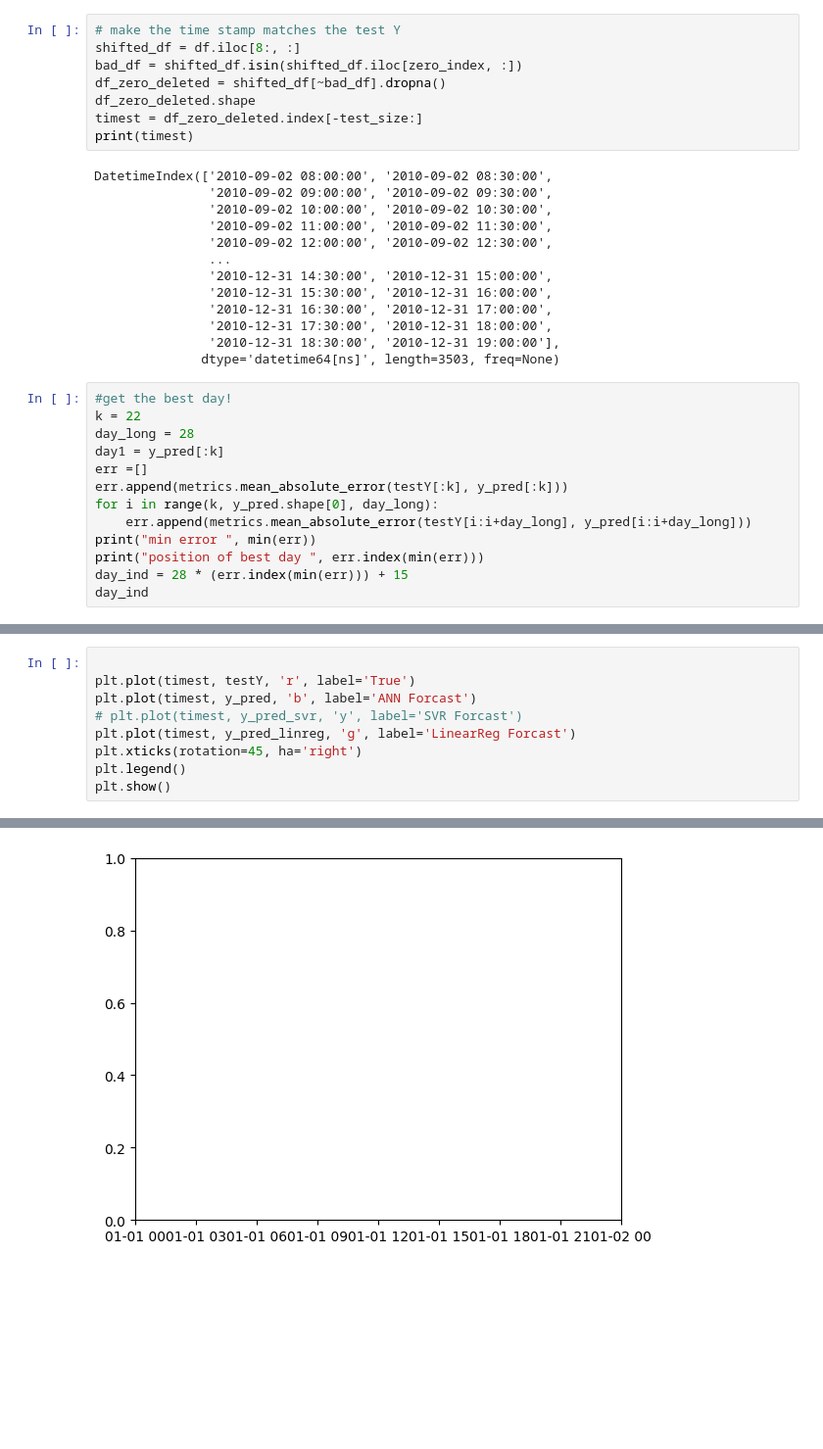
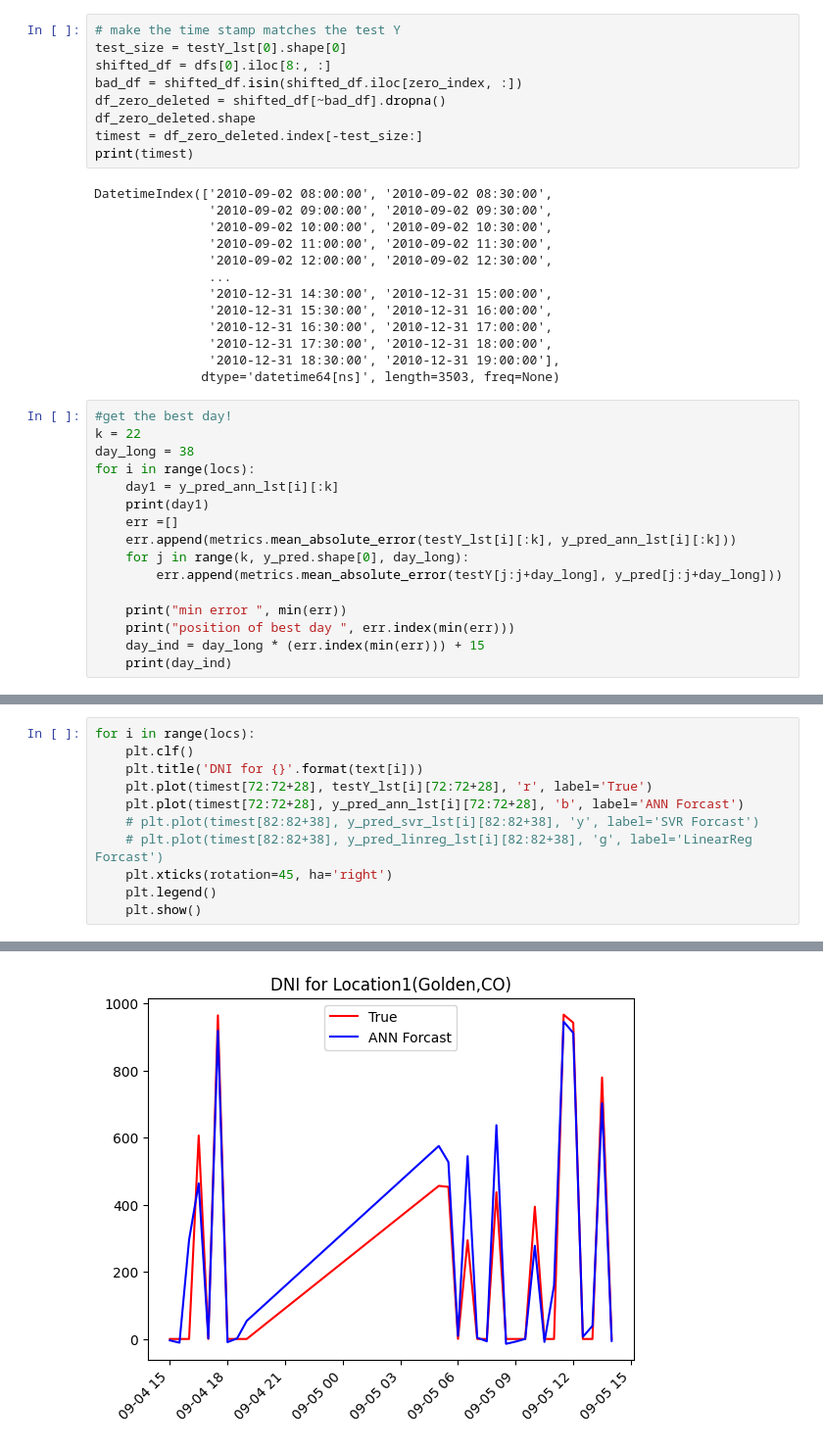
Before and after one commit to saraaktham/Solar-Data, a Jupyter notebook: read_data.ipynb, the cells around one changed output, grey strips where cells are left out. Shown at 98% size. Drawn from its saved outputs; the diff is of its cells as text; blank space fills up the shorter version.

```diff
--- a/read_data.ipynb
+++ b/read_data.ipynb
@@ -603,6 +798,7 @@ Mean Absolute Percentage Error: 2.4056939178843744e+17
 # %%
 # make the time stamp matches the test Y
-shifted_df = df.iloc[8:, :]
+test_size = testY_lst[0].shape[0]
+shifted_df = dfs[0].iloc[8:, :]
 bad_df = shifted_df.isin(shifted_df.iloc[zero_index, :])
 df_zero_deleted = shifted_df[~bad_df].dropna()
 df_zero_deleted.shape
@@ -624,14 +820,17 @@ DatetimeIndex(['2010-09-02 08:00:00', '2010-09-02 08:30:00',
 # %%
 #get the best day!
 k = 22
-day_long = 28
-day1 = y_pred[:k]
-err =[]
-err.append(metrics.mean_absolute_error(testY[:k], y_pred[:k]))
-for i in range(k, y_pred.shape[0], day_long):
-    err.append(metrics.mean_absolute_error(testY[i:i+day_long], y_pred[i:i+day_long]))
-print("min error ", min(err))
-print("position of best day ", err.index(min(err)))
-day_ind = 28 * (err.index(min(err))) + 15
-day_ind
+day_long = 38
+for i in range(locs):
+    day1 = y_pred_ann_lst[i][:k]
+    print(day1)
+    err =[]
+    err.append(metrics.mean_absolute_error(testY_lst[i][:k], y_pred_ann_lst[i][:k]))
+    for j in range(k, y_pred.shape[0], day_long):
+        err.append(metrics.mean_absolute_error(testY[j:j+day_long], y_pred[j:j+day_long]))
+
+    print("min error ", min(err))
+    print("position of best day ", err.index(min(err)))
+    day_ind = day_long * (err.index(min(err))) + 15
+    print(day_ind)
 # %% [output]
@@ -641,10 +854,12 @@ position of best day  27
 # %%
-
-plt.plot(timest, testY, 'r', label='True')
-plt.plot(timest, y_pred, 'b', label='ANN Forcast')
-# plt.plot(timest, y_pred_svr, 'y', label='SVR Forcast')
-plt.plot(timest, y_pred_linreg, 'g', label='LinearReg Forcast')
-plt.xticks(rotation=45, ha='right')
-plt.legend()
-plt.show()
+for i in range(locs):
+    plt.clf()
+    plt.title('DNI for {}'.format(text[i]))
+    plt.plot(timest[72:72+28], testY_lst[i][72:72+28], 'r', label='True')
+    plt.plot(timest[72:72+28], y_pred_ann_lst[i][72:72+28], 'b', label='ANN Forcast')
+    # plt.plot(timest[82:82+38], y_pred_svr_lst[i][82:82+38], 'y', label='SVR Forcast')
+    # plt.plot(timest[82:82+38], y_pred_linreg_lst[i][82:82+38], 'g', label='LinearReg Forcast')
+    plt.xticks(rotation=45, ha='right')
+    plt.legend()
+    plt.show()
 # %% [output]
@@ -652 +866 @@ ValueError: x and y must have same first dimension, but have shapes (3503,) and
-[figure, old version]
+[figure, new version]
```
Also changed, not shown: parts of 44 cells of this notebook, 43 other files.
